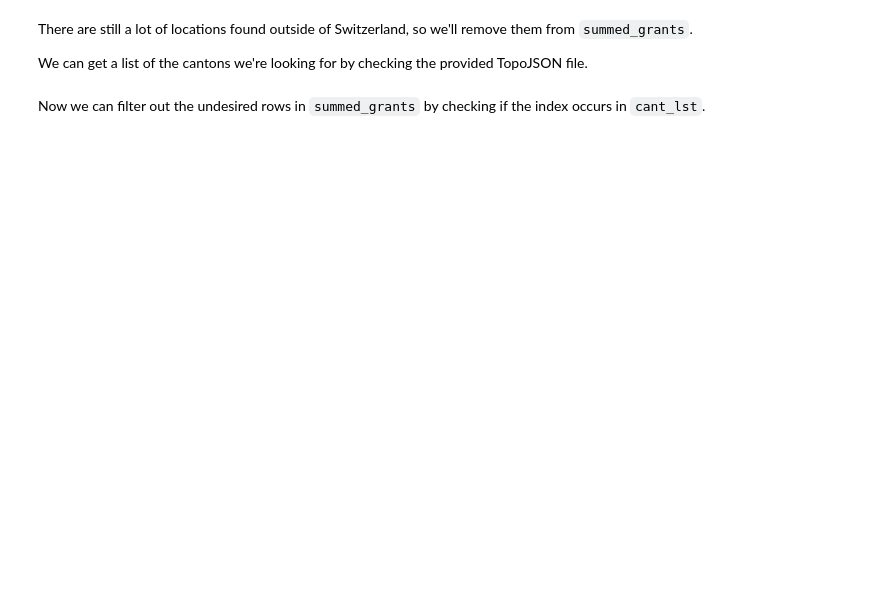
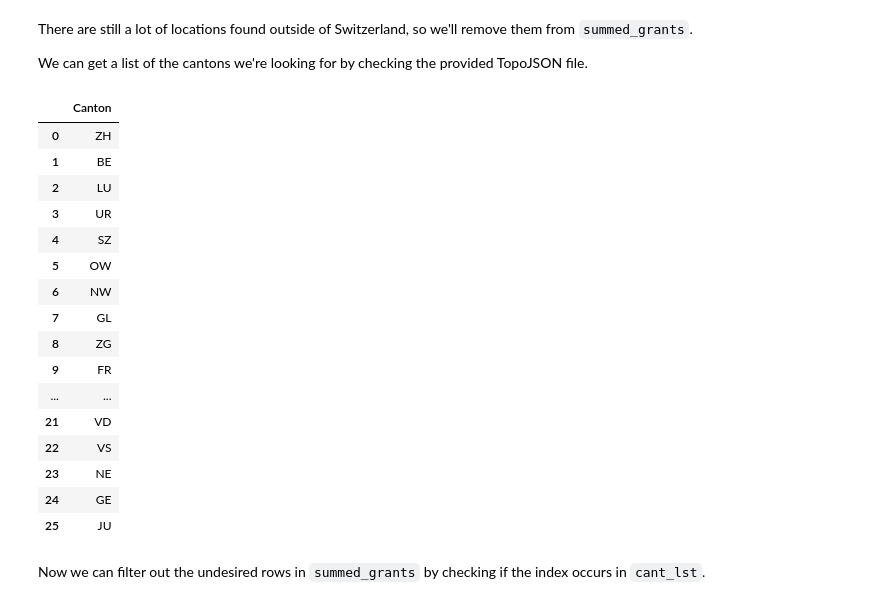
Before and after one commit to semplea/adaepfl-hw, a Jupyter notebook: 03 - Interactive Viz/Data viz.ipynb, the cells around one changed output. Saved outputs shown, nothing was run; the diff lists cells and outputs as text; code cells hidden in the pictures; blank space fills up the shorter version.

```diff
--- a/03 - Interactive Viz/Data viz.ipynb
+++ b/03 - Interactive Viz/Data viz.ipynb
@@ -230,9 +337,31 @@ We can get a list of the cantons we're looking for by checking the provided Topo
 # %%
 cantons = r'ch-cantons.topojson.json'
 cant_lst = []
 with open(cantons) as f:
     js = json.load(f)
     for i in js["objects"]["cantons"]["geometries"]:
         cant_lst.append(i["id"])
+
+cant = pd.Series(cant_lst).to_frame()
+cant.columns = ["Canton"]
+cant
+# %% [output]
+|  | Canton |
+| 0 | ZH |
+| 1 | BE |
+| 2 | LU |
+| 3 | UR |
+| 4 | SZ |
+| 5 | OW |
+| 6 | NW |
+| 7 | GL |
+| 8 | ZG |
+| 9 | FR |
+| ... | ... |
+| 21 | VD |
+| 22 | VS |
+| 23 | NE |
+| 24 | GE |
+| 25 | JU |
 # %% [markdown]
 Now we can filter out the undesired rows in `summed_grants` by checking if the index occurs in `cant_lst`.
```
Also changed, not shown: parts of 26 cells of this notebook, 1 other file.
